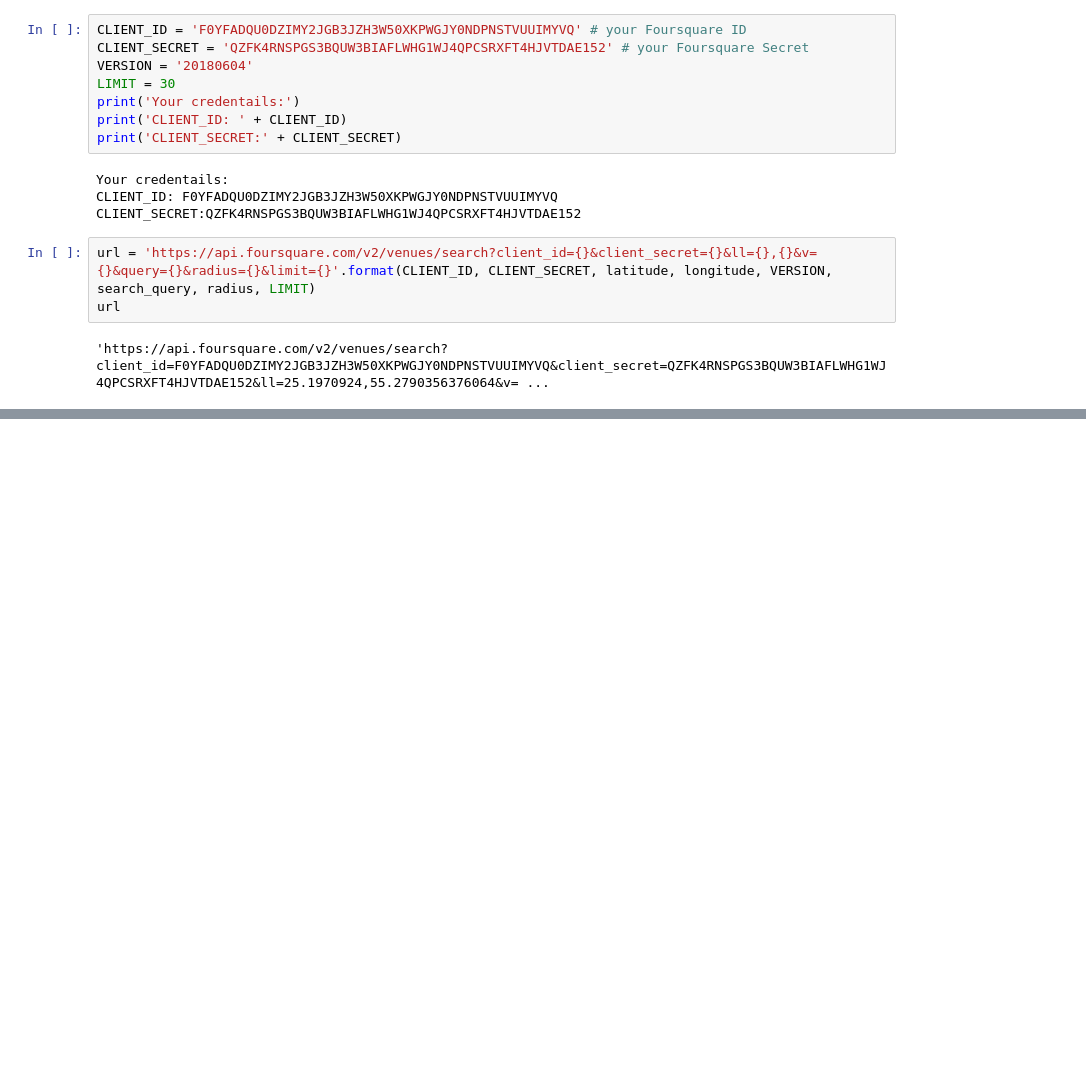
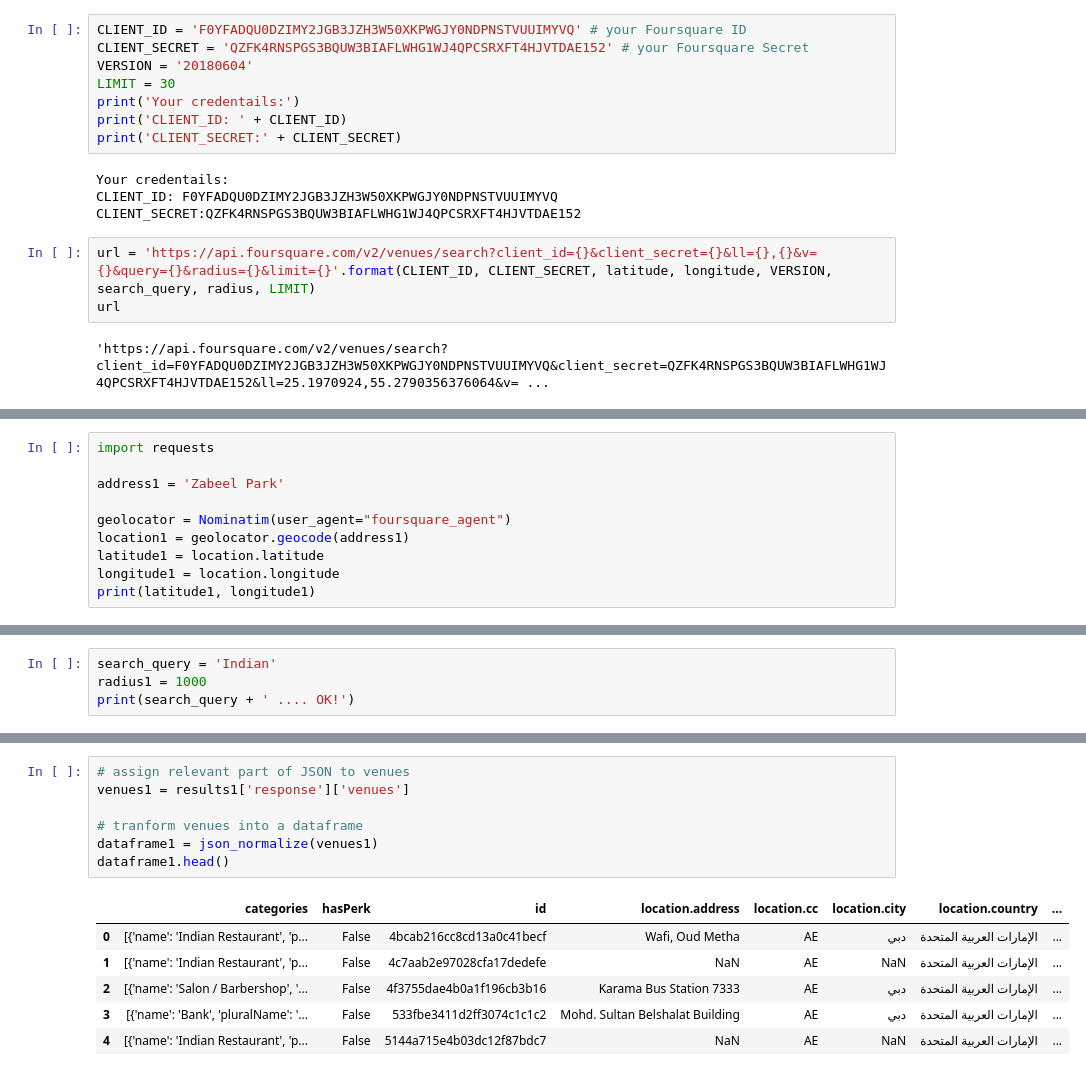
Before and after one commit to Omkar1408/Coursera_Capstone, a Jupyter notebook: BattleOfNeighourhood.ipynb, the cells around one changed output, grey strips where cells are left out. Saved outputs shown, nothing was run; the diff lists cells and outputs as text; blank space fills up the shorter version.

```diff
--- a/BattleOfNeighourhood.ipynb
+++ b/BattleOfNeighourhood.ipynb
@@ -244,0 +262,10 @@ venues_map
+# %%
+import requests
+
+address1 = 'Zabeel Park'
+
+geolocator = Nominatim(user_agent="foursquare_agent")
+location1 = geolocator.geocode(address1)
+latitude1 = location.latitude
+longitude1 = location.longitude
+print(latitude1, longitude1)
@@ -244,0 +274,4 @@ venues_map
+# %%
+search_query = 'Indian'
+radius1 = 1000
+print(search_query + ' .... OK!')
@@ -244,0 +311,14 @@ venues_map
+# %%
+# assign relevant part of JSON to venues
+venues1 = results1['response']['venues']
+
+# tranform venues into a dataframe
+dataframe1 = json_normalize(venues1)
+dataframe1.head()
+# %% [output]
+|  | categories | hasPerk | id | location.address | location.cc | location.city | location.country | ... |
+| 0 | [{'name': 'Indian Restaurant', 'p... | False | 4bcab216cc8cd13a0c41becf | Wafi, Oud Metha | AE | دبي | الإمارات العربية المتحدة | ... |
+| 1 | [{'name': 'Indian Restaurant', 'p... | False | 4c7aab2e97028cfa17dedefe | NaN | AE | NaN | الإمارات العربية المتحدة | ... |
+| 2 | [{'name': 'Salon / Barbershop', '... | False | 4f3755dae4b0a1f196cb3b16 | Karama Bus Station 7333 | AE | دبي | الإمارات العربية المتحدة | ... |
+| 3 | [{'name': 'Bank', 'pluralName': '... | False | 533fbe3411d2ff3074c1c1c2 | Mohd. Sultan Belshalat Building | AE | دبي | الإمارات العربية المتحدة | ... |
+| 4 | [{'name': 'Indian Restaurant', 'p... | False | 5144a715e4b03dc12f87bdc7 | NaN | AE | NaN | الإمارات العربية المتحدة | ... |
```
Also changed, not shown: parts of 15 cells of this notebook.
